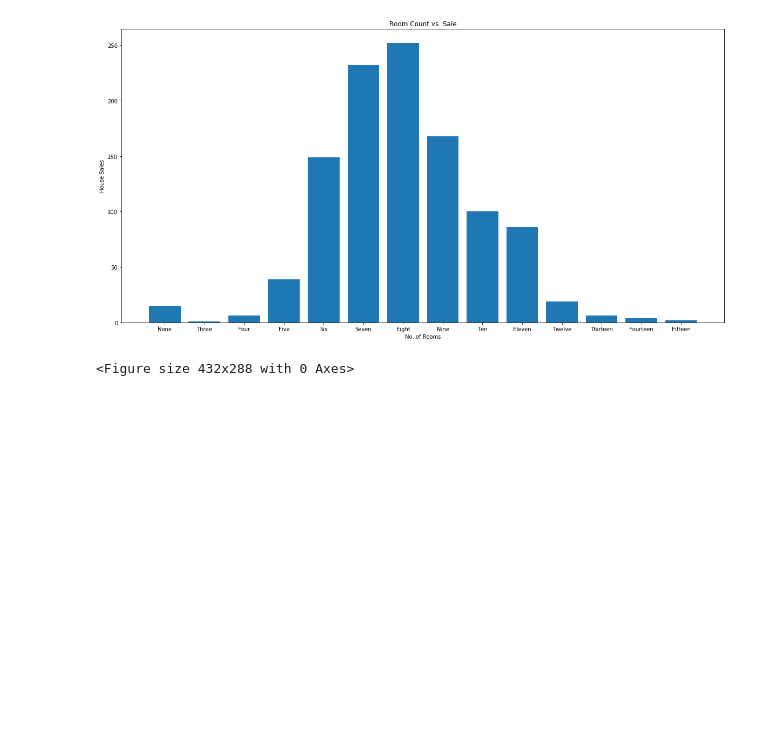
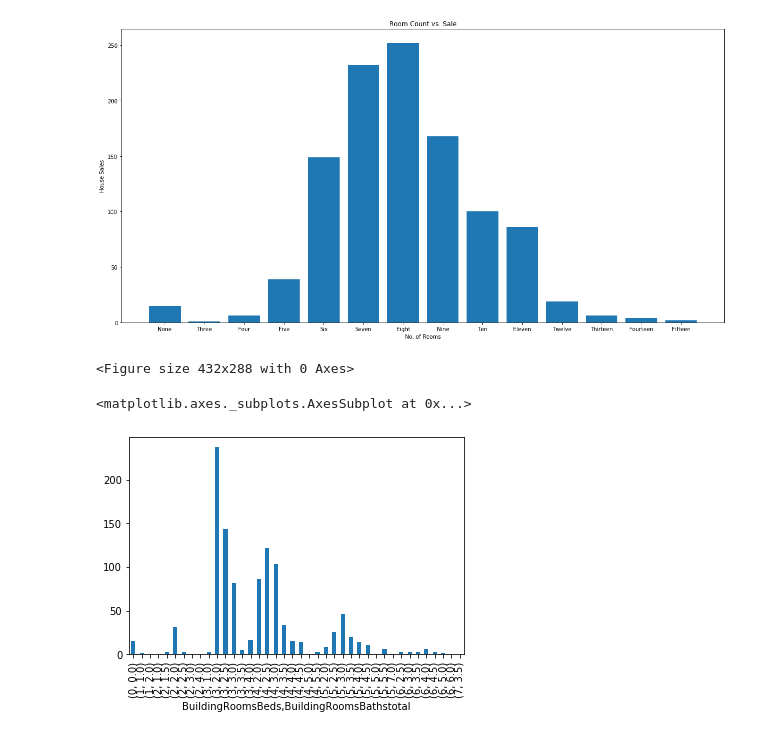
Before and after one commit to MelissaDjohan/Real-Estate-Data-Analysis, a Jupyter notebook: pyconstruction-cupertino.ipynb, the cells around one changed output. Cells and saved outputs as stored; diff of their text form; code cells hidden in the pictures; blank space fills up the shorter version.

```diff
--- a/pyconstruction-cupertino.ipynb
+++ b/pyconstruction-cupertino.ipynb
@@ -240,12 +240,15 @@ plt.tight_layout()
 [figure]
 <Figure size 432x288 with 0 Axes>
 # %%
-# cupertino_data_renamed_df['Count Value'] = 1
+cupertino_data_renamed_df['Count Value'] = 1
 
-# data_groupby_utilities = cupertino_data_renamed_df.groupby(['BuildingRoomsBeds', 'BuildingRoomsBathstotal'])
-# data_groupby_utilities.head()
+data_groupby_utilities = cupertino_data_renamed_df.groupby(['BuildingRoomsBeds', 'BuildingRoomsBathstotal'])
+data_groupby_utilities.head()
 
-# # data_groupby_utilities["BuildingRoomsBeds"].map("${:.0f}".format)
-# data_by_utilities_df = data_groupby_utilities['Count Value'].count().reset_index()
+# data_groupby_utilities["BuildingRoomsBeds"].map("${:.0f}".format)
+data_by_utilities_df = data_groupby_utilities['Count Value'].count().reset_index()
 # %%
-# data_groupby_utilities['Count Value'].count().plot(kind='bar')
+data_groupby_utilities['Count Value'].count().plot(kind='bar')
+# %% [output]
+<matplotlib.axes._subplots.AxesSubplot at 0x...>
+[figure, added]
```
Also changed, not shown: parts of 6 cells of this notebook, 9 other files.
